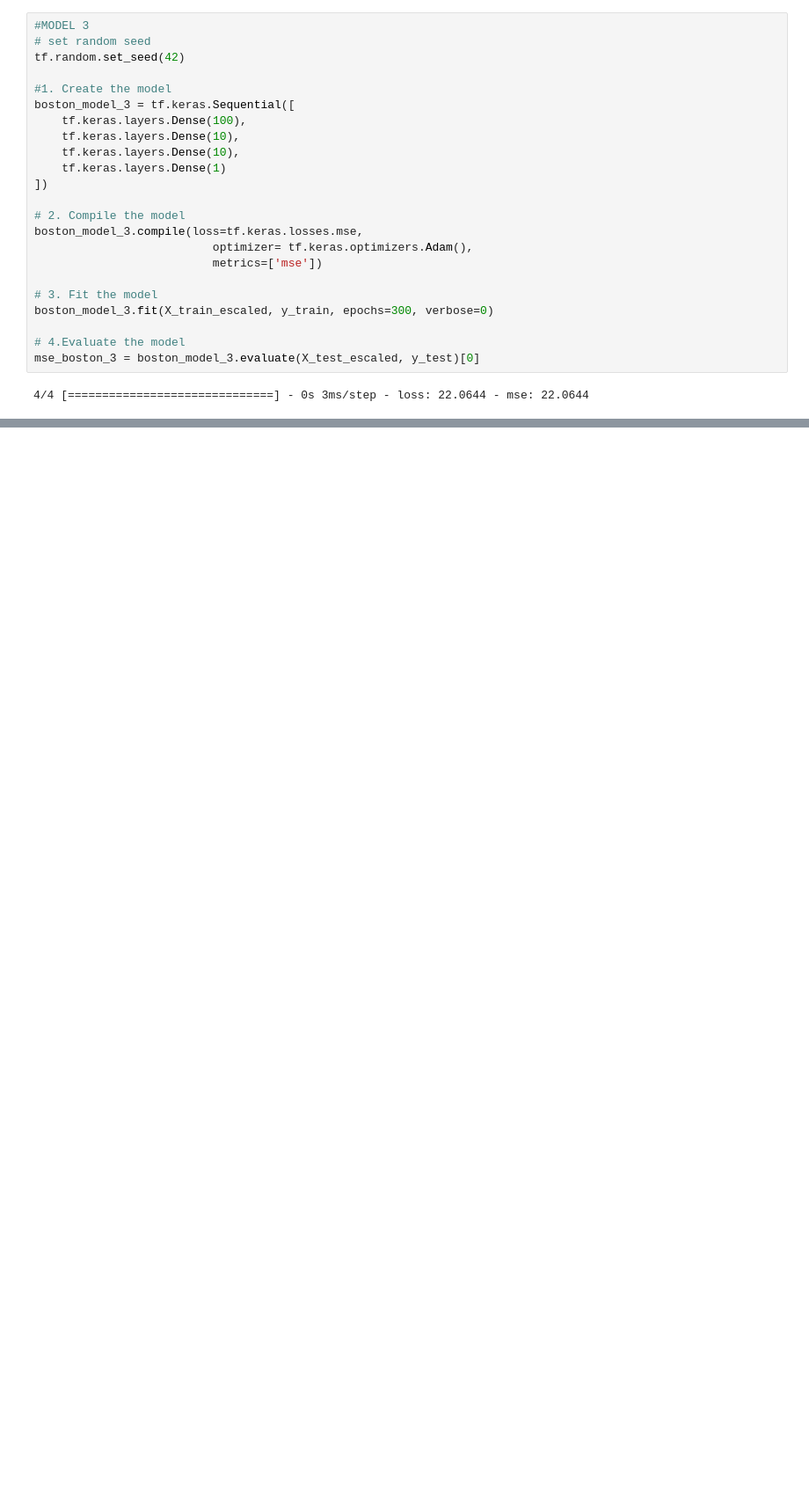
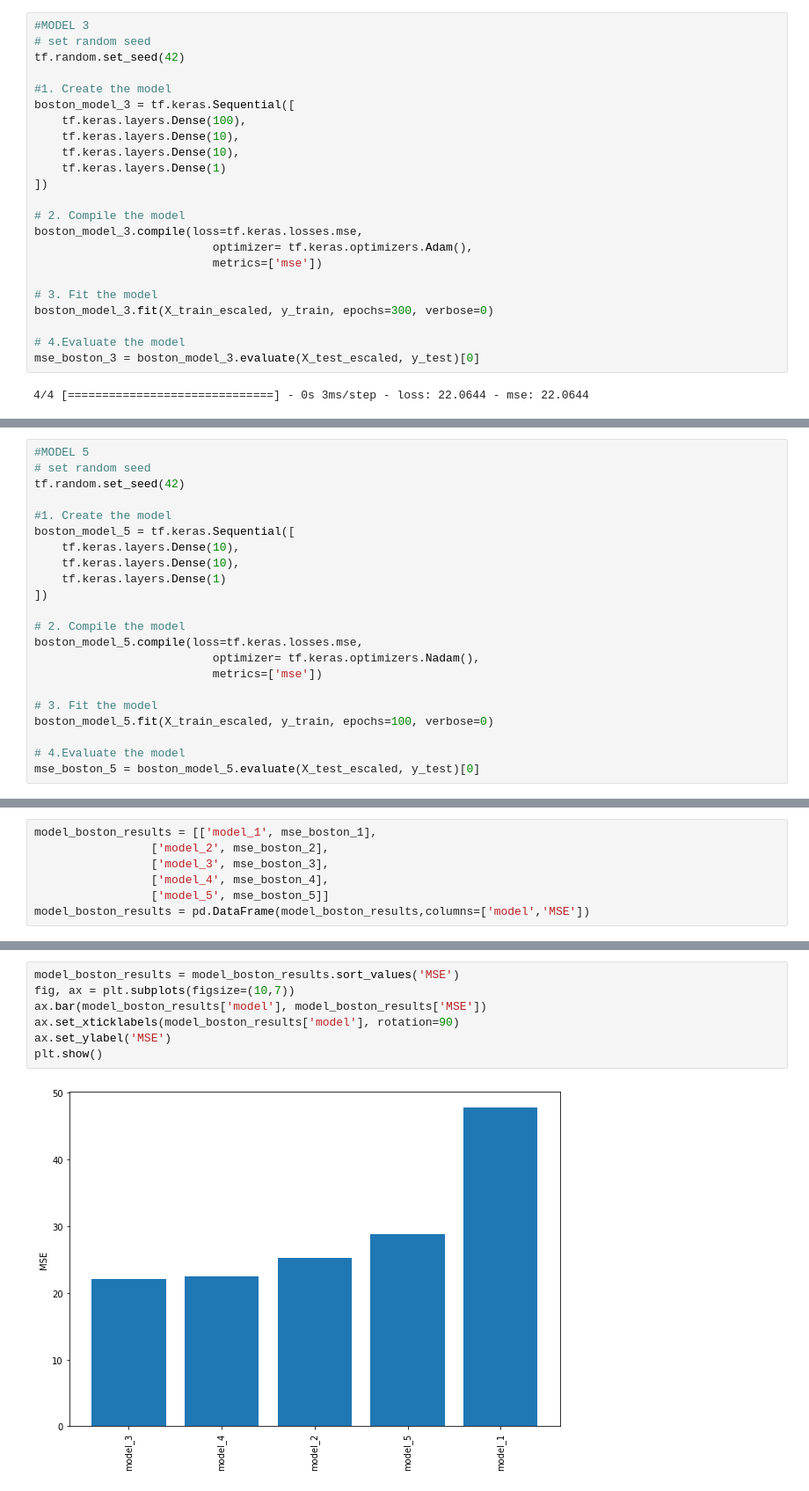
Before and after one commit to cavs1010/Regression-in-TF, a Jupyter notebook: Regressions_in_TF.ipynb, the cells around one changed output, grey strips where cells are left out. Shown at 88% size. Drawn from its saved outputs; the diff is of its cells as text; blank space fills up the shorter version.

```diff
--- a/Regressions_in_TF.ipynb
+++ b/Regressions_in_TF.ipynb
@@ -538,0 +552,22 @@ mse_boston_4 = boston_model_4.evaluate(X_test_escaled, y_test)[0]
+# %%
+#MODEL 5
+# set random seed
+tf.random.set_seed(42)
+
+#1. Create the model
+boston_model_5 = tf.keras.Sequential([
+    tf.keras.layers.Dense(10),
+    tf.keras.layers.Dense(10),
+    tf.keras.layers.Dense(1)
+])
+
+# 2. Compile the model
+boston_model_5.compile(loss=tf.keras.losses.mse,
+                          optimizer= tf.keras.optimizers.Nadam(),
+                          metrics=['mse'])
+
+# 3. Fit the model
+boston_model_5.fit(X_train_escaled, y_train, epochs=100, verbose=0)
+
+# 4.Evaluate the model
+mse_boston_5 = boston_model_5.evaluate(X_test_escaled, y_test)[0]
@@ -538,0 +578,7 @@ mse_boston_4 = boston_model_4.evaluate(X_test_escaled, y_test)[0]
+# %%
+model_boston_results = [['model_1', mse_boston_1],
+                 ['model_2', mse_boston_2],
+                 ['model_3', mse_boston_3],
+                 ['model_4', mse_boston_4],
+                 ['model_5', mse_boston_5]]
+model_boston_results = pd.DataFrame(model_boston_results,columns=['model','MSE'])
@@ -538,0 +594,9 @@ mse_boston_4 = boston_model_4.evaluate(X_test_escaled, y_test)[0]
+# %%
+model_boston_results = model_boston_results.sort_values('MSE')
+fig, ax = plt.subplots(figsize=(10,7))
+ax.bar(model_boston_results['model'], model_boston_results['MSE'])
+ax.set_xticklabels(model_boston_results['model'], rotation=90)
+ax.set_ylabel('MSE')
+plt.show()
+# %% [output]
+[figure, added]
```
Also changed, not shown: parts of 11 cells of this notebook.
